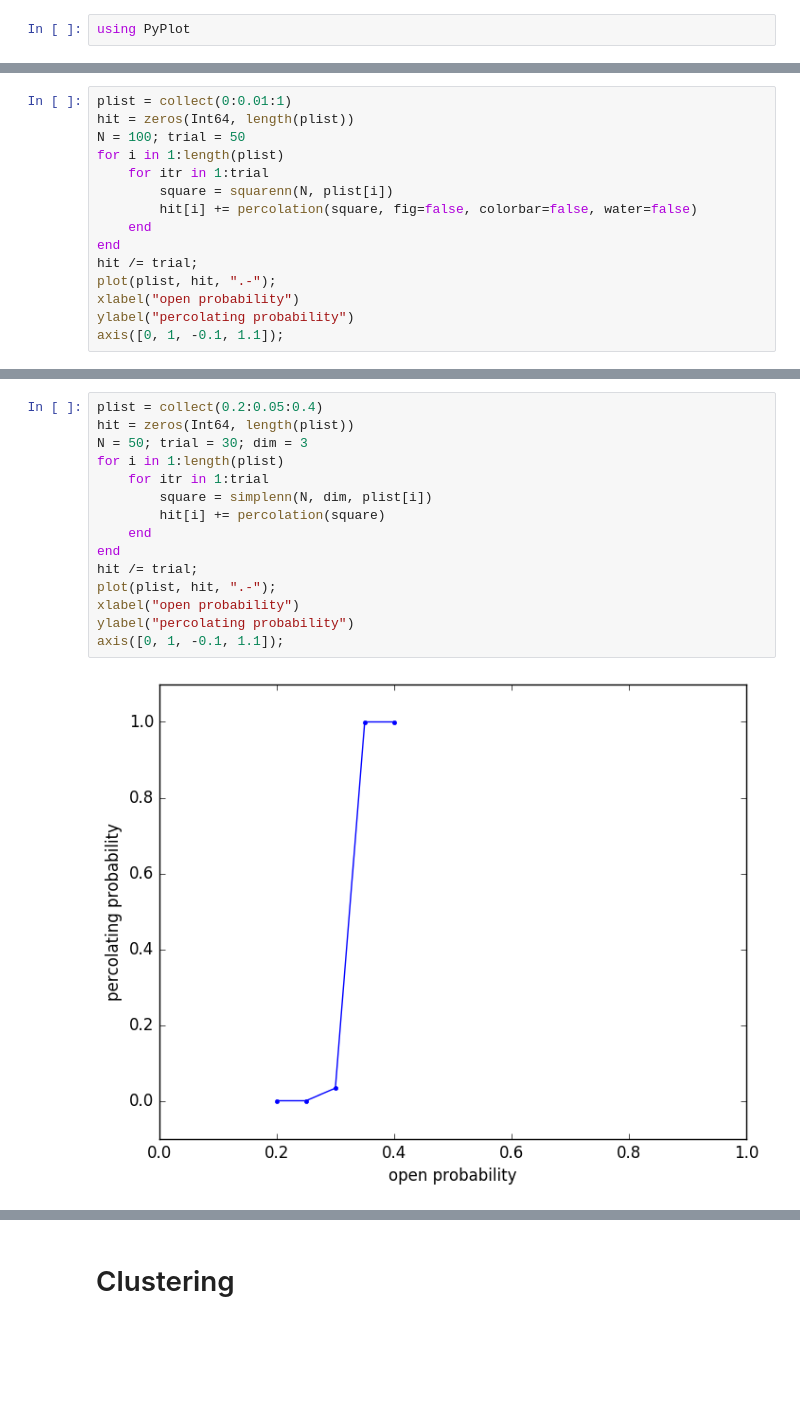
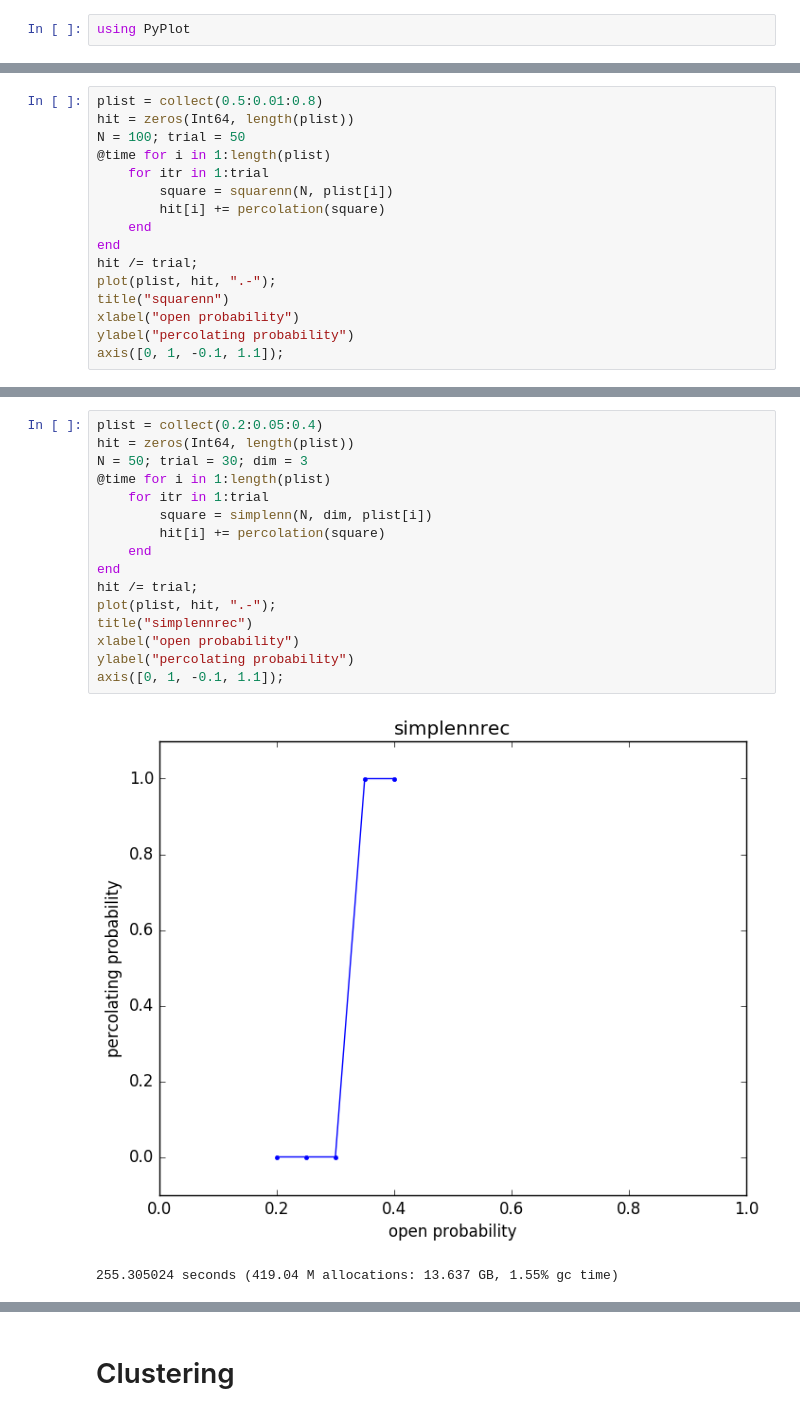
Before and after one commit to goropikari/Percolation.jl, a Jupyter notebook: example/percolation.ipynb, the cells around one changed output, grey strips where cells are left out. Drawn from its saved outputs; the diff is of its cells as text; blank space fills up the shorter version.

```diff
--- a/example/percolation.ipynb
+++ b/example/percolation.ipynb
@@ -93,15 +98,16 @@ using PyPlot
 # %%
-plist = collect(0:0.01:1)
+plist = collect(0.5:0.01:0.8)
 hit = zeros(Int64, length(plist))
 N = 100; trial = 50
-for i in 1:length(plist)
+@time for i in 1:length(plist)
     for itr in 1:trial
         square = squarenn(N, plist[i])
-        hit[i] += percolation(square, fig=false, colorbar=false, water=false)
+        hit[i] += percolation(square)
     end
 end
 hit /= trial;
 plot(plist, hit, ".-");
+title("squarenn")
 xlabel("open probability")
 ylabel("percolating probability")
 axis([0, 1, -0.1, 1.1]);
@@ -110,17 +259,19 @@ axis([0, 1, -0.1, 1.1]);
 # %%
 plist = collect(0.2:0.05:0.4)
 hit = zeros(Int64, length(plist))
 N = 50; trial = 30; dim = 3
-for i in 1:length(plist)
+@time for i in 1:length(plist)
     for itr in 1:trial
         square = simplenn(N, dim, plist[i])
         hit[i] += percolation(square)
     end
 end
 hit /= trial;
 plot(plist, hit, ".-");
+title("simplennrec")
 xlabel("open probability")
 ylabel("percolating probability")
 axis([0, 1, -0.1, 1.1]);
 # %% [output]
-[figure, old version]
+[figure, new version]
+255.305024 seconds (419.04 M allocations: 13.637 GB, 1.55% gc time)
```
Also changed, not shown: parts of 28 cells of this notebook, 8 other files.
